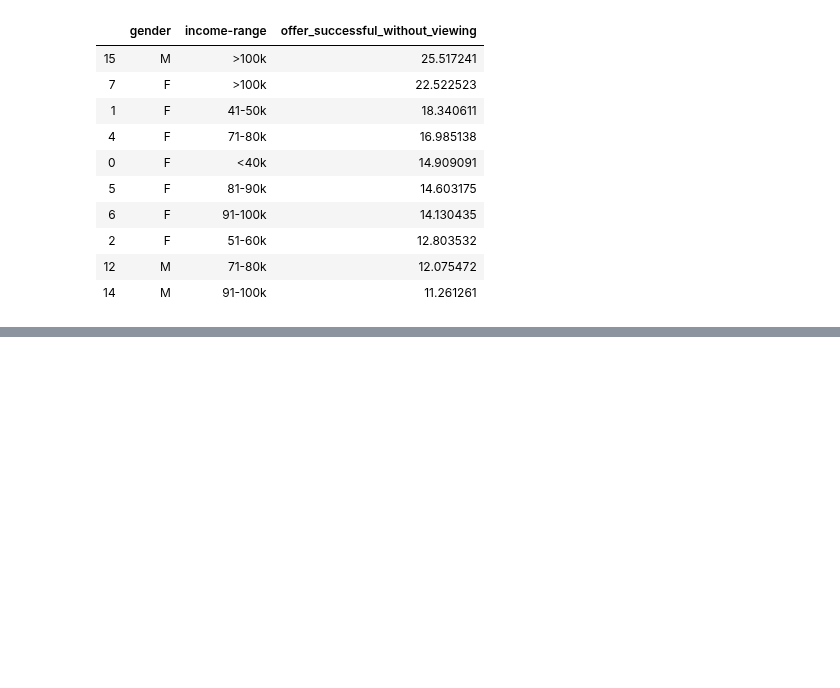
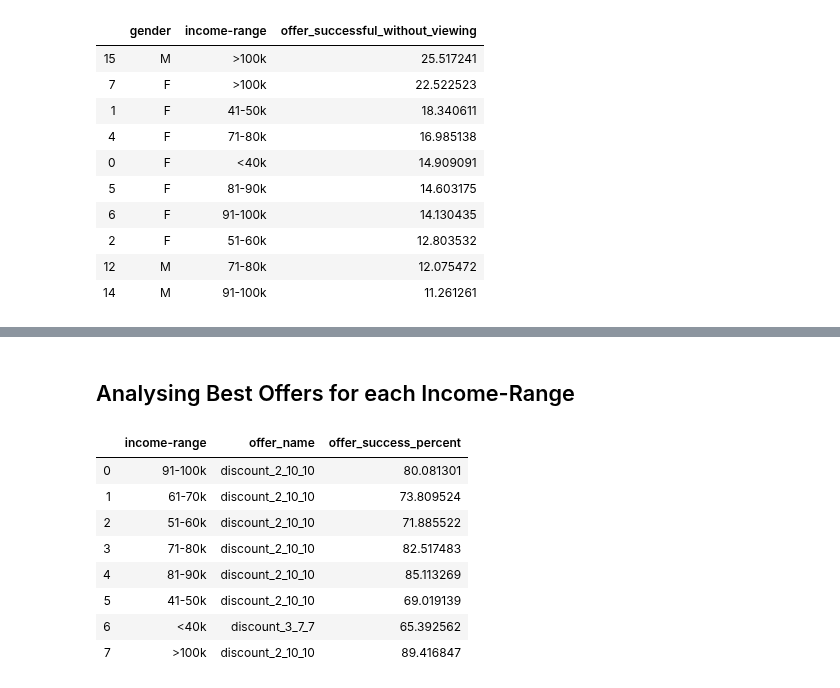
Before and after one commit to amitborkar98/Starbucks-capstone, a Jupyter notebook: Starbucks_Capstone_notebook.ipynb, the cells around one changed output, grey strips where cells are left out. Cells and saved outputs as stored; diff of their text form; code cells hidden in the pictures; blank space fills up the shorter version.

```diff
--- a/Starbucks_Capstone_notebook.ipynb
+++ b/Starbucks_Capstone_notebook.ipynb
@@ -1135,0 +1164,27 @@ k
+# %% [markdown]
+## Analysing Best Offers for each Income-Range
+# %%
+offer_name_list = []
+offers_success_list = []
+income_list = []
+income_range_list = data['income-range'].unique()
+for i in income_range_list:
+    income = data[data['income-range'] == i]
+    p = income.groupby('offer_name')['offer_successful'].mean().reset_index().sort_values(ascending = False, by='offer_successful')
+    p['offer_successful'] = p['offer_successful'] * 100
+    offer_name_list.append(p.iloc[0].to_list()[0])
+    offers_success_list.append(p.iloc[0].to_list()[1])
+    income_list.append(i)
+d = { 'income-range': income_list, 'offer_name': offer_name_list, 'offer_success_percent': offers_success_list}
+best_offers_df = pd.DataFrame(data = d)
+best_offers_df
+# %% [output]
+|  | income-range | offer_name | offer_success_percent |
+| 0 | 91-100k | discount_2_10_10 | 80.081301 |
+| 1 | 61-70k | discount_2_10_10 | 73.809524 |
+| 2 | 51-60k | discount_2_10_10 | 71.885522 |
+| 3 | 71-80k | discount_2_10_10 | 82.517483 |
+| 4 | 81-90k | discount_2_10_10 | 85.113269 |
+| 5 | 41-50k | discount_2_10_10 | 69.019139 |
+| 6 | <40k | discount_3_7_7 | 65.392562 |
+| 7 | >100k | discount_2_10_10 | 89.416847 |
```
Also changed, not shown: parts of 2 cells of this notebook.
